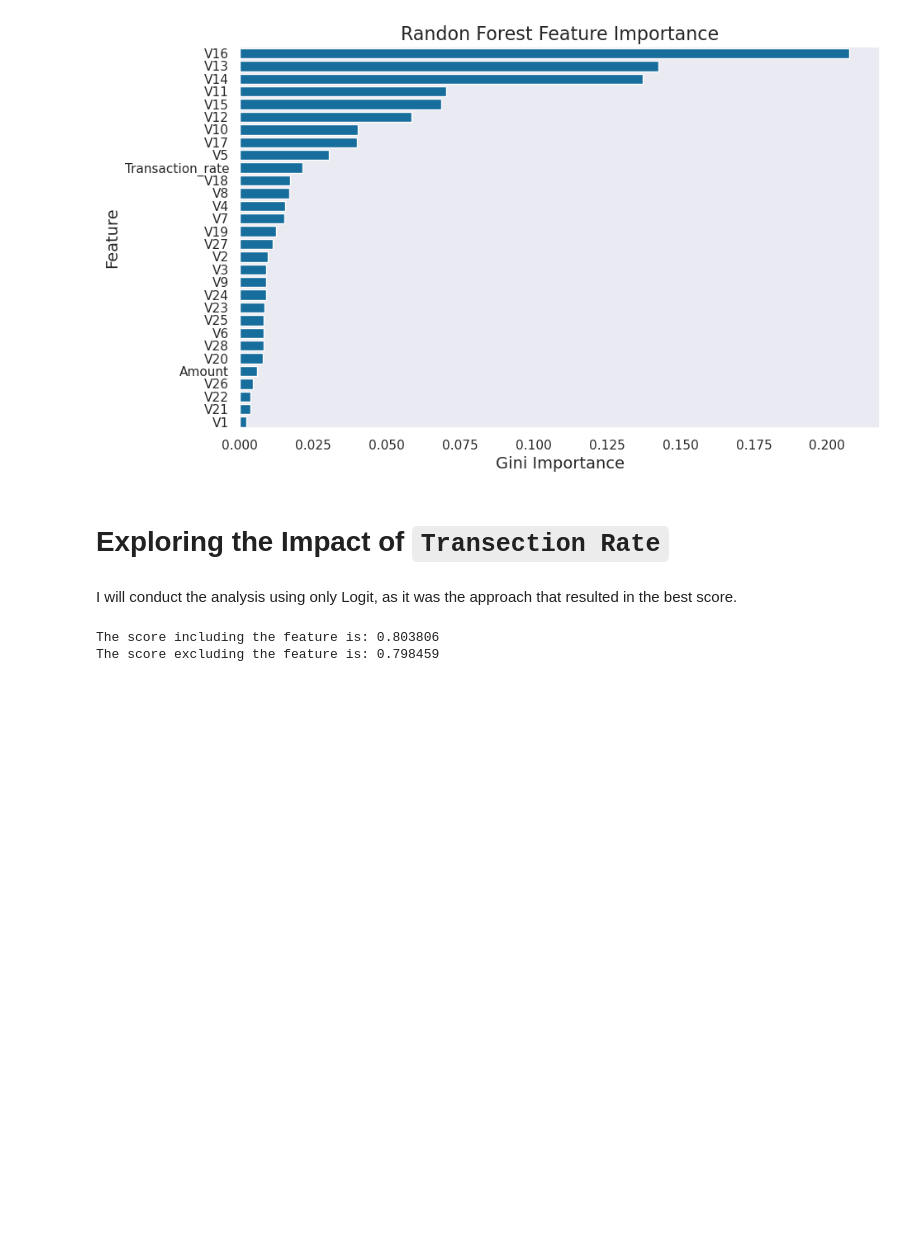
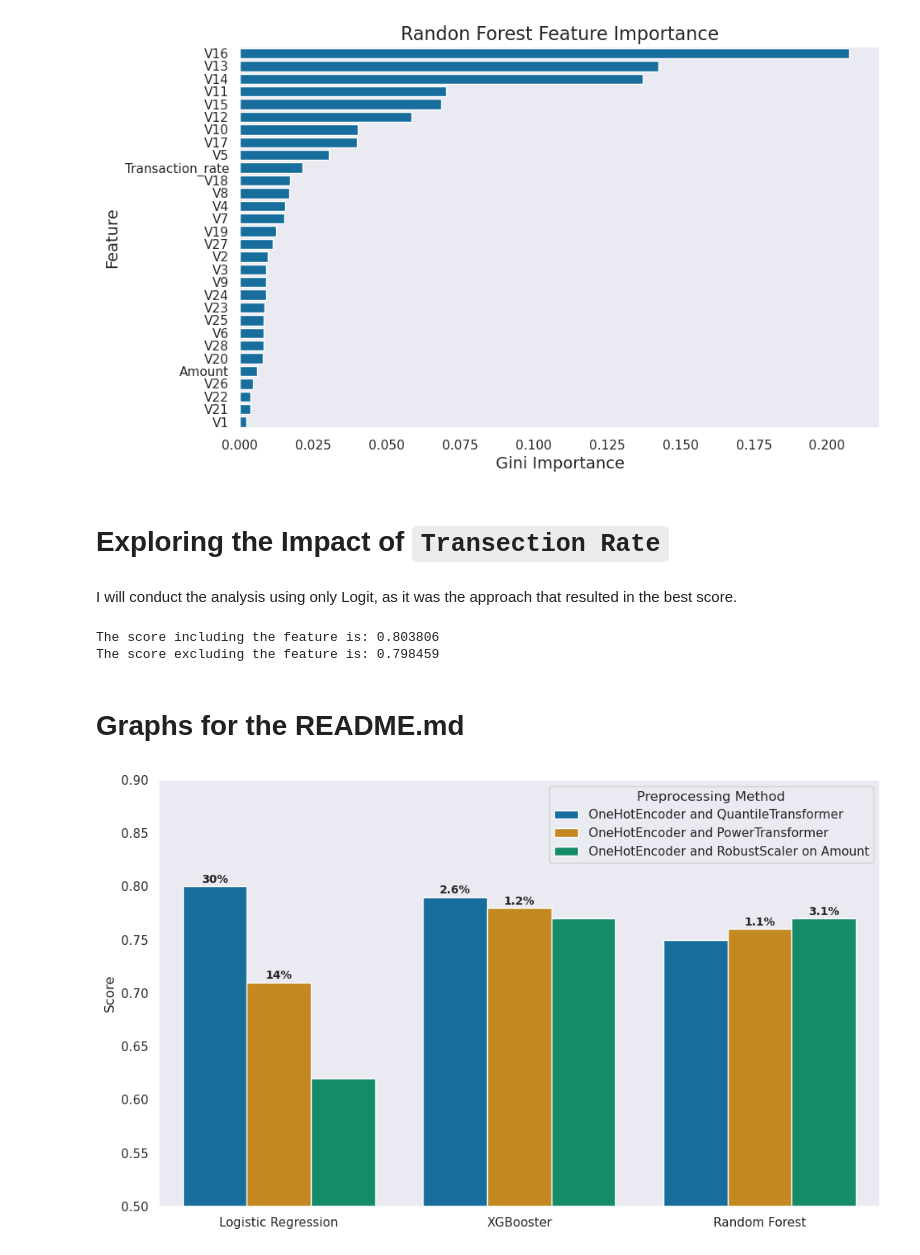
Before and after one commit to alexhubbe/credit_card_fraud_detection_kaggle, a Jupyter notebook: notebooks/ah_appendix.ipynb, the cells around one changed output. Drawn from its saved outputs; the diff is of its cells as text; code cells hidden in the pictures; blank space fills up the shorter version.

Commit message:
READEME figures created

```diff
--- a/notebooks/ah_appendix.ipynb
+++ b/notebooks/ah_appendix.ipynb
@@ -422,3 +425,61 @@ print(f"The score including the feature is: 0.803806 \nThe score excluding the f
 # %% [output]
 The score including the feature is: 0.803806
 The score excluding the feature is: 0.798459
+# %% [markdown]
+# Graphs for the README.md
+# %%
+# Data
+data = {
+    "Method": [
+        "Logistic Regression",
+        "XGBooster",
+        "Random Forest"
+    ],
+    "OneHotEncoder and QuantileTransformer": [0.80, 0.79, 0.75],
+    "OneHotEncoder and PowerTransformer": [0.71, 0.78, 0.76],
+    "OneHotEncoder and RobustScaler on Amount": [0.62, 0.77, 0.77]
+}
+
+# Create DataFrame
+df = pd.DataFrame(data)
+
+# Convert DataFrame to long format for Seaborn
+df_long = df.melt(id_vars="Method", var_name="Preprocessor", value_name="Score")
+
+# Plot
+plt.figure(figsize=(10, 6))
+ax = sns.barplot(data=df_long, x="Method", y="Score", hue="Preprocessor", width=0.8)
+
+# Adjust y-axis scale
+ax.set_ylim(0.5, 0.9)
+
+# Define annotations for specific bars
+annotations = {
+    0: "30%",  1: "2.6%",
+    3: "14%", 4: "1.2%",
+    5: "1.1%", 8: "3.1%"
+}
+
+# Add text annotations to specific bars
+for i, bar in enumerate(ax.patches):
+    if i in annotations:
+        ax.text(bar.get_x() + bar.get_width()/2,  # X position (centered on bar)
+                bar.get_height() + 0.001,          # Y position (above bar)
+                annotations[i],                   # Annotation text
+                ha='center', va='bottom',
+                fontsize=10, fontweight='bold')
+
+# Formatting
+plt.xlabel("")
+plt.ylabel("Score")
+plt.xticks(ha="center")  # Ensure labels are centered
+plt.legend(title="Preprocessing Method")
+
+#save plot
+plt.savefig(PREPROCESSOR_FIG,dpi=150)
+
+# Show plot
+plt.tight_layout()
+plt.show()
+# %% [output]
+[figure, added]
```
Also changed, not shown: parts of 3 cells of this notebook, 5 other files.
